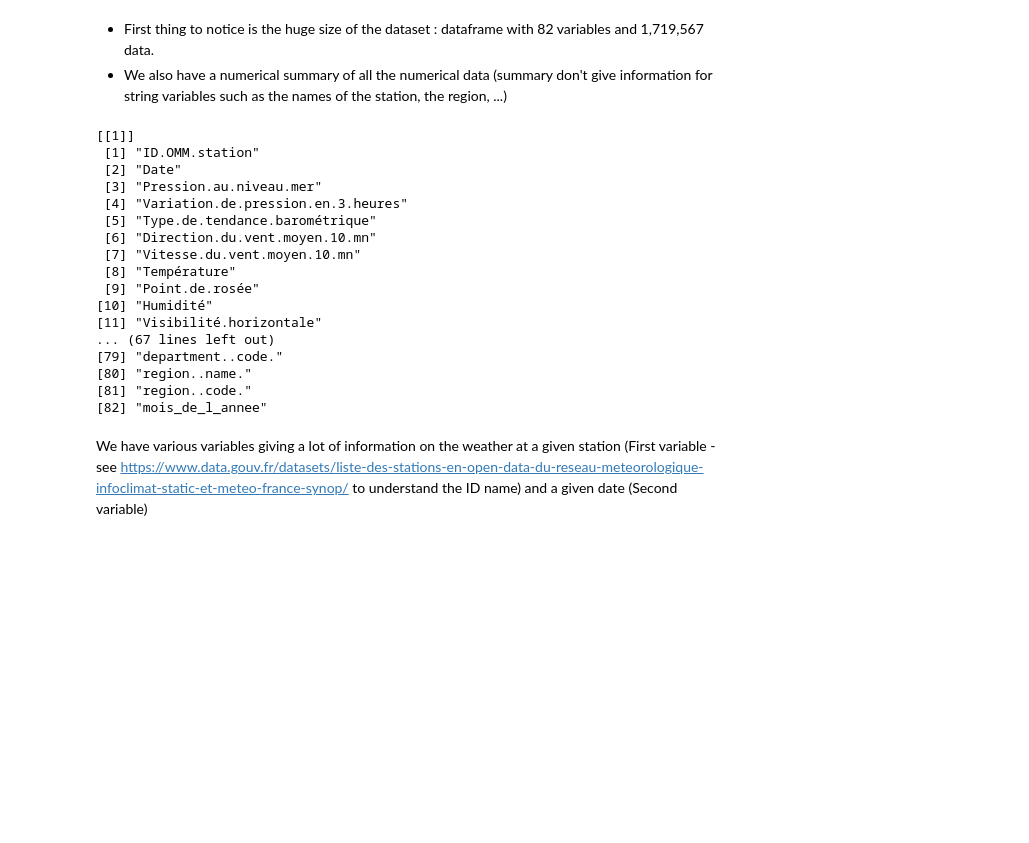
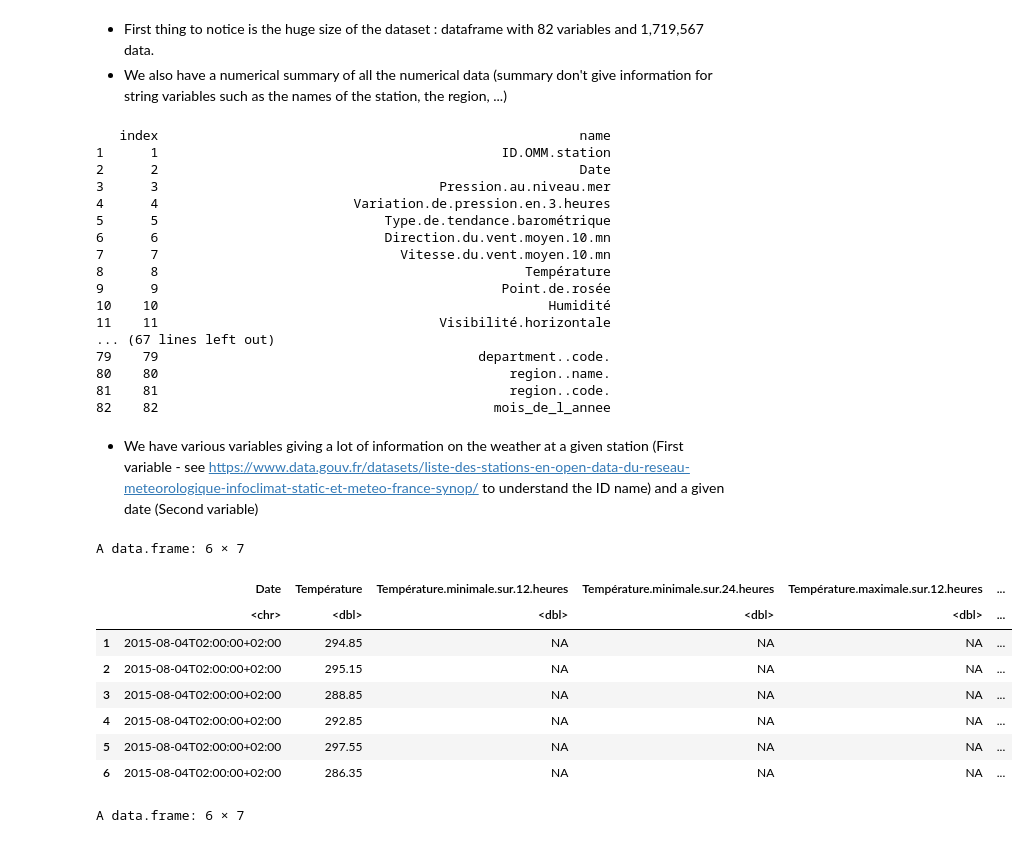
Before and after one commit to AugustinGrunewald/Statistics_Meteo, a Jupyter notebook: main.ipynb, the cells around one changed output. Drawn from its saved outputs; the diff is of its cells as text; code cells hidden in the pictures; blank space fills up the shorter version.

```diff
--- a/main.ipynb
+++ b/main.ipynb
@@ -47,24 +47,53 @@ A data.frame: 6 × 82
 - We also have a numerical summary of all the numerical data (summary don't give information for string variables such as the names of the station, the region, ...)
 # %%
 # Showing the labels
-labels(data_weather)[2]
+names_df <- data.frame(
+    index = seq_along(colnames(data_weather)),
+    name = colnames(data_weather)
+)
+print(names_df)
 # %% [output]
-[[1]]
- [1] "ID.OMM.station"
- [2] "Date"
- [3] "Pression.au.niveau.mer"
- [4] "Variation.de.pression.en.3.heures"
- [5] "Type.de.tendance.barométrique"
- [6] "Direction.du.vent.moyen.10.mn"
- [7] "Vitesse.du.vent.moyen.10.mn"
- [8] "Température"
- [9] "Point.de.rosée"
-[10] "Humidité"
-[11] "Visibilité.horizontale"
+   index                                                      name
+1      1                                            ID.OMM.station
+2      2                                                      Date
+3      3                                    Pression.au.niveau.mer
+4      4                         Variation.de.pression.en.3.heures
+5      5                             Type.de.tendance.barométrique
+6      6                             Direction.du.vent.moyen.10.mn
+7      7                               Vitesse.du.vent.moyen.10.mn
+8      8                                               Température
+9      9                                            Point.de.rosée
+10    10                                                  Humidité
+11    11                                    Visibilité.horizontale
 ... (67 lines left out)
-[79] "department..code."
-[80] "region..name."
-[81] "region..code."
-[82] "mois_de_l_annee"
+79    79                                         department..code.
+80    80                                             region..name.
+81    81                                             region..code.
+82    82                                           mois_de_l_annee
 # %% [markdown]
-We have various variables giving a lot of information on the weather at a given station (First variable - see https://www.data.gouv.fr/datasets/liste-des-stations-en-open-data-du-reseau-meteorologique-infoclimat-static-et-meteo-france-synop/ to understand the ID name) and a given date (Second variable)
+- We have various variables giving a lot of information on the weather at a given station (First variable - see https://www.data.gouv.fr/datasets/liste-des-stations-en-open-data-du-reseau-meteorologique-infoclimat-static-et-meteo-france-synop/ to understand the ID name) and a given date (Second variable)
+# %%
+# Selecting only values related to temperature (first in Kelvin, second in Celsius)
+temperature_data <- data_weather[,c(2, 8, 25:29)]
+temperature_data_C <- data_weather[,c(2, 65:70)]
+
+# Sorting by ascending date
+temperature_data <- temperature_data[order(temperature_data$Date), ]
+temperature_data_C <- temperature_data_C[order(temperature_data_C$Date), ]
+
+# To order again the index
+rownames(temperature_data) <- NULL
+rownames(temperature_data_C) <- NULL
+head(temperature_data)
+head(temperature_data_C)
+# %% [output]
+A data.frame: 6 × 7
+|  | Date | Température | Température.minimale.sur.12.heures | Température.minimale.sur.24.heures | Température.maximale.sur.12.heures | ... |
+|  | <chr> | <dbl> | <dbl> | <dbl> | <dbl> | ... |
+| 1 | 2015-08-04T02:00:00+02:00 | 294.85 | NA | NA | NA | ... |
+| 2 | 2015-08-04T02:00:00+02:00 | 295.15 | NA | NA | NA | ... |
+| 3 | 2015-08-04T02:00:00+02:00 | 288.85 | NA | NA | NA | ... |
+| 4 | 2015-08-04T02:00:00+02:00 | 292.85 | NA | NA | NA | ... |
+| 5 | 2015-08-04T02:00:00+02:00 | 297.55 | NA | NA | NA | ... |
+| 6 | 2015-08-04T02:00:00+02:00 | 286.35 | NA | NA | NA | ... |
+A data.frame: 6 × 7
```
Also changed, not shown: parts of 2 cells of this notebook, 1 other file.
